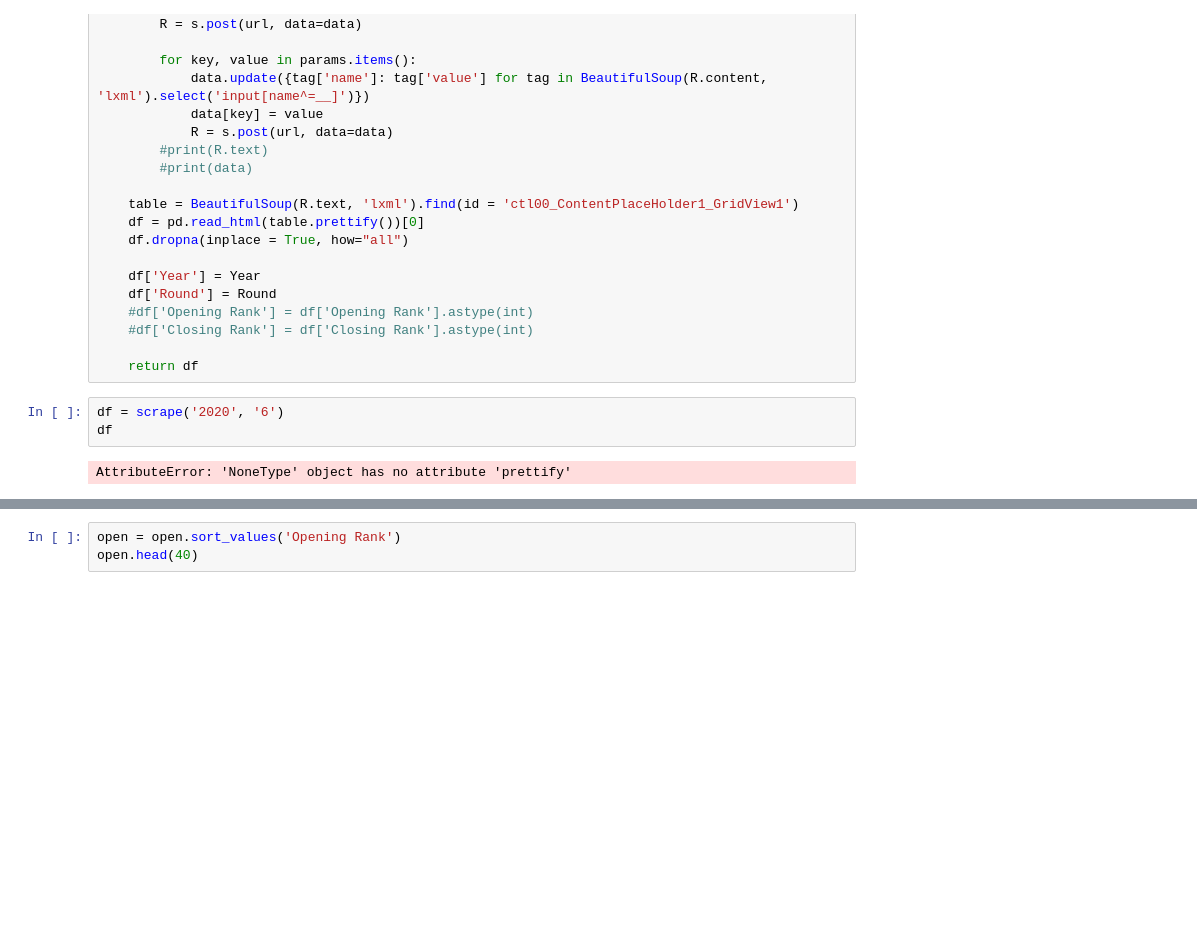
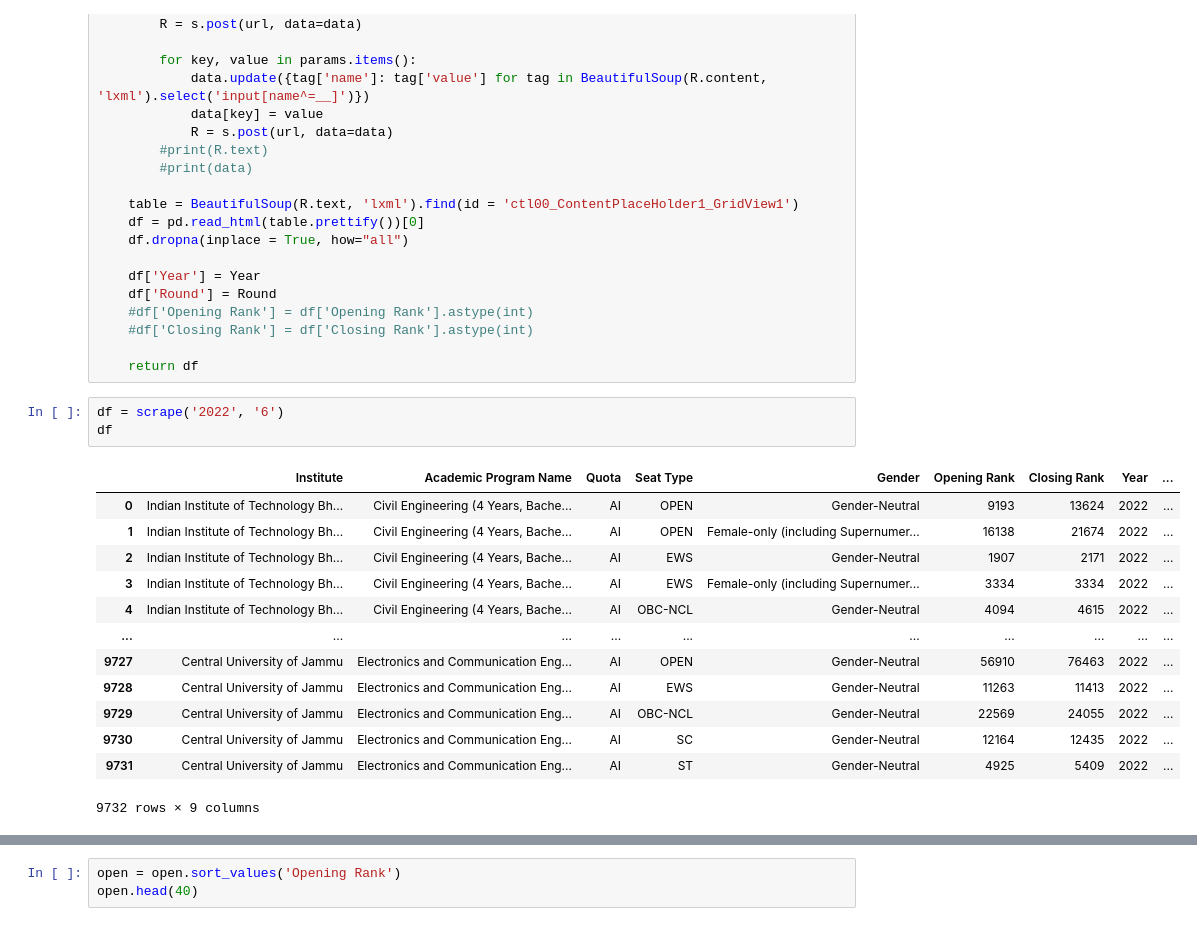
Before and after one commit to shrihaxori/josaa_analysis_portal, a Jupyter notebook: josaa analysis portal.ipynb, the cells around one changed output, grey strips where cells are left out. Saved outputs shown, nothing was run; the diff lists cells and outputs as text; blank space fills up the shorter version.

```diff
--- a/josaa analysis portal.ipynb
+++ b/josaa analysis portal.ipynb
@@ -47,10 +47,22 @@ def scrape(Year, Round):
 
     return df
 # %%
-df = scrape('2020', '6')
+df = scrape('2022', '6')
 df
 # %% [output]
+|  | Institute | Academic Program Name | Quota | Seat Type | Gender | Opening Rank | Closing Rank | Year | ... |
+| 0 | Indian Institute of Technology Bh... | Civil Engineering (4 Years, Bache... | AI | OPEN | Gender-Neutral | 9193 | 13624 | 2022 | ... |
+| 1 | Indian Institute of Technology Bh... | Civil Engineering (4 Years, Bache... | AI | OPEN | Female-only (including Supernumer... | 16138 | 21674 | 2022 | ... |
+| 2 | Indian Institute of Technology Bh... | Civil Engineering (4 Years, Bache... | AI | EWS | Gender-Neutral | 1907 | 2171 | 2022 | ... |
+| 3 | Indian Institute of Technology Bh... | Civil Engineering (4 Years, Bache... | AI | EWS | Female-only (including Supernumer... | 3334 | 3334 | 2022 | ... |
+| 4 | Indian Institute of Technology Bh... | Civil Engineering (4 Years, Bache... | AI | OBC-NCL | Gender-Neutral | 4094 | 4615 | 2022 | ... |
+| ... | ... | ... | ... | ... | ... | ... | ... | ... | ... |
+| 9727 | Central University of Jammu | Electronics and Communication Eng... | AI | OPEN | Gender-Neutral | 56910 | 76463 | 2022 | ... |
+| 9728 | Central University of Jammu | Electronics and Communication Eng... | AI | EWS | Gender-Neutral | 11263 | 11413 | 2022 | ... |
+| 9729 | Central University of Jammu | Electronics and Communication Eng... | AI | OBC-NCL | Gender-Neutral | 22569 | 24055 | 2022 | ... |
+| 9730 | Central University of Jammu | Electronics and Communication Eng... | AI | SC | Gender-Neutral | 12164 | 12435 | 2022 | ... |
+| 9731 | Central University of Jammu | Electronics and Communication Eng... | AI | ST | Gender-Neutral | 4925 | 5409 | 2022 | ... |
-AttributeError: 'NoneType' object has no attribute 'prettify'
+9732 rows × 9 columns
 # %%
 #df['Opening Rank']= df['Opening Rank'].str.replace('P', '')
 open = df.loc[(df['Seat Type']=='OPEN')& (df['Gender']=='Gender-Neutral') & (df.Quota=='AI')]
```
Also changed, not shown: parts of 9 cells of this notebook, 26 other files.
